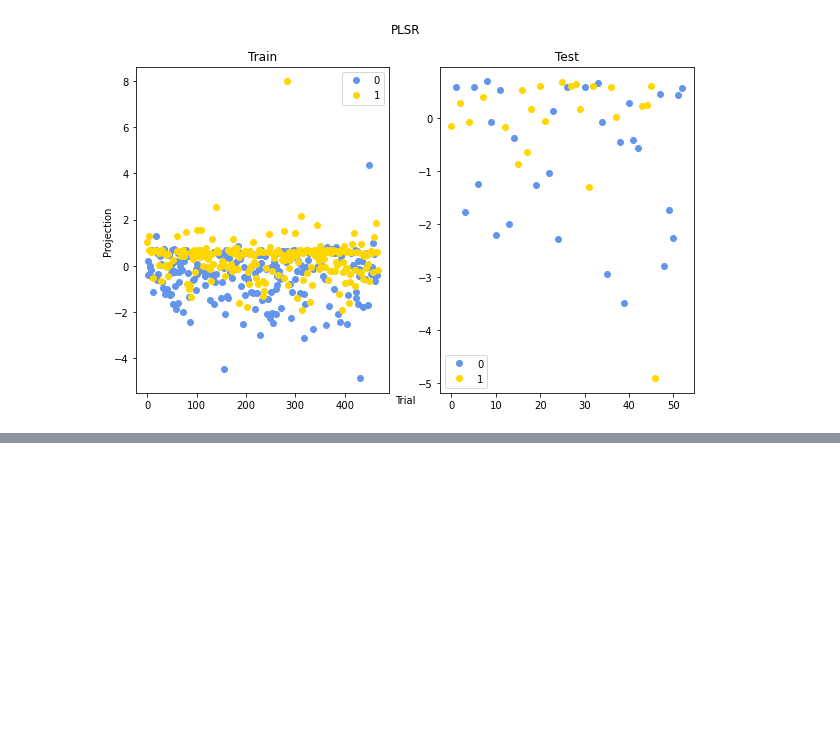
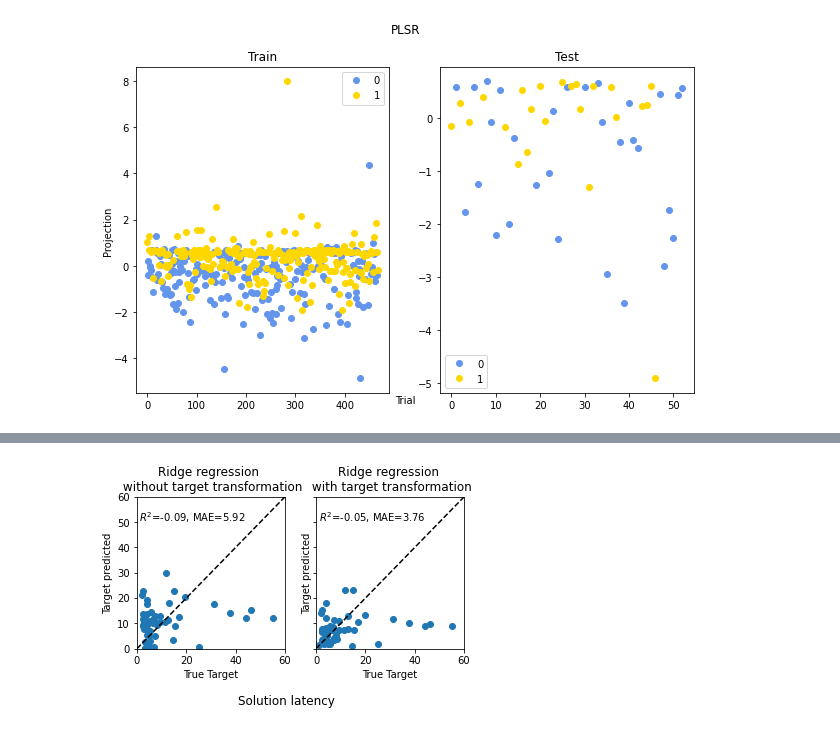
Before and after one commit to hundredball/Math24, a Jupyter notebook: Analyze_data.ipynb, the cells around one changed output, grey strips where cells are left out. Cells and saved outputs as stored; diff of their text form; code cells hidden in the pictures; blank space fills up the shorter version.

```diff
--- a/Analyze_data.ipynb
+++ b/Analyze_data.ipynb
@@ -1745,0 +1798,37 @@ Dimension of X_train:  (468, 6)
+# %%
+f, (ax0, ax1) = plt.subplots(1, 2, sharey=True)
+# Use linear model
+regr = RidgeCV()
+regr.fit(X_train, Y_train)
+Y_pred = regr.predict(X_test)
+# Plot results
+ax0.scatter(Y_test, Y_pred)
+ax0.plot([0, 60], [0, 60], '--k')
+ax0.set_ylabel('Target predicted')
+ax0.set_xlabel('True Target')
+ax0.set_title('Ridge regression \n without target transformation')
+ax0.text(1, 50, r'$R^2$=%.2f, MAE=%.2f' % (
+    r2_score(Y_test, Y_pred), median_absolute_error(Y_test, Y_pred)))
+ax0.set_xlim([0, 60])
+ax0.set_ylim([0, 60])
+
+# Transform targets and use same linear model
+regr_trans = TransformedTargetRegressor(regressor=RidgeCV((0.1,1,1e2)),transformer=QuantileTransformer(n_quantiles=100,
+                                    output_distribution='normal'))
+regr_trans.fit(X_train, Y_train)
+Y_pred = regr_trans.predict(X_test)
+
+ax1.scatter(Y_test, Y_pred)
+ax1.plot([0, 60], [0, 60], '--k')
+ax1.set_ylabel('Target predicted')
+ax1.set_xlabel('True Target')
+ax1.set_title('Ridge regression \n with target transformation')
+ax1.text(1, 50, r'$R^2$=%.2f, MAE=%.2f' % (
+    r2_score(Y_test, Y_pred), median_absolute_error(Y_test, Y_pred)))
+ax1.set_xlim([0, 60])
+ax1.set_ylim([0, 60])
+
+f.suptitle("Solution latency", y=0.035)
+f.tight_layout(rect=[0.05, 0.05, 0.95, 0.95])
+# %% [output]
+[figure, added]
```
Also changed, not shown: parts of 9 cells of this notebook.
